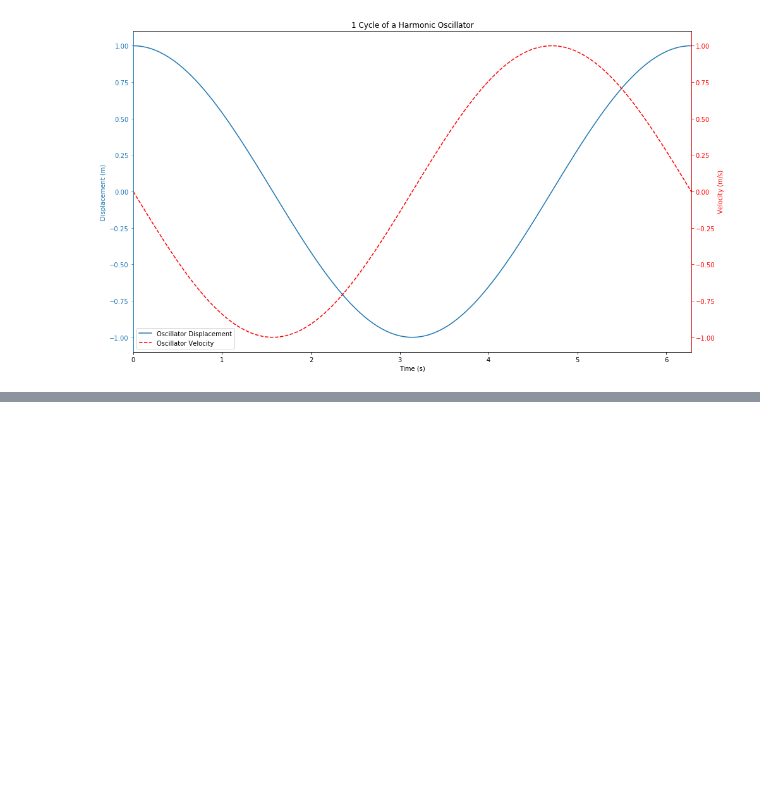
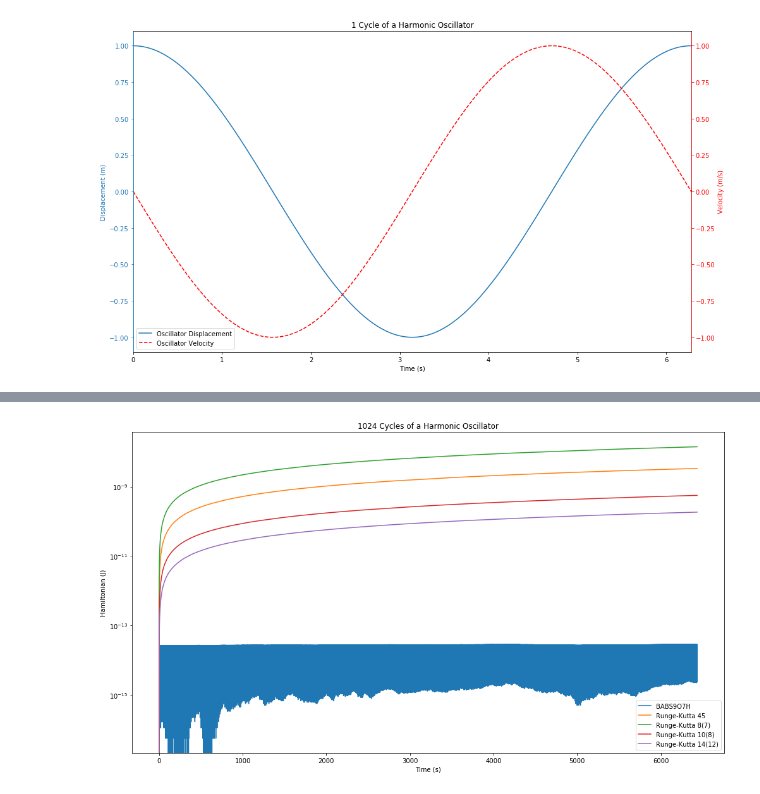
Before and after one commit to Microno95/desolver, a Jupyter notebook: docs/examples/numpy/Example 1 - NumPy - Simple Harmonic Oscillator.ipynb, the cells around one changed output, grey strips where cells are left out. Cells and saved outputs as stored; diff of their text form; code cells hidden in the pictures; blank space fills up the shorter version.

```diff
--- a/docs/examples/numpy/Example 1 - NumPy - Simple Harmonic Oscillator.ipynb
+++ b/docs/examples/numpy/Example 1 - NumPy - Simple Harmonic Oscillator.ipynb
@@ -274,0 +356,70 @@ plt.tight_layout()
+# %%
+fig = plt.figure(figsize=(14,8))
+ax  = fig.add_subplot(111)
+
+a.tf = 1024*2*D.pi
+
+a.reset()
+a.set_method("BABS9O7H")
+a.dt   = 1e-1
+a.integrate()
+
+E_H = D.abs(hamiltonian(a.t, a.y.T, **a.consts) - hamiltonian(a.t[0], a.y[0], **a.consts))
+
+disp_H = ax.plot(a.t, E_H, label="BABS9O7H", color='C0')
+
+a.reset()
+a.set_method("RK45")
+a.rtol = 1e-12
+a.atol = 1e-12
+a.dt   = 1e-1
+a.integrate()
+
+E_H = D.abs(hamiltonian(a.t, a.y.T, **a.consts) - hamiltonian(a.t[0], a.y[0], **a.consts))
+
+disp_H = ax.plot(a.t, E_H, label="Runge-Kutta 45", color='C1')
+
+a.reset()
+a.set_method("RK87")
+a.rtol = 1e-12
+a.atol = 1e-12
+a.dt   = 1e-1
+a.integrate()
+
+E_H = D.abs(hamiltonian(a.t, a.y.T, **a.consts) - hamiltonian(a.t[0], a.y[0], **a.consts))
+
+disp_H = ax.plot(a.t, E_H, label="Runge-Kutta 8(7)", color='C2')
+
+a.reset()
+a.set_method("RK108")
+a.rtol = 1e-12
+a.atol = 1e-12
+a.dt   = 1e-1
+a.integrate()
+
+E_H = D.abs(hamiltonian(a.t, a.y.T, **a.consts) - hamiltonian(a.t[0], a.y[0], **a.consts))
+
+disp_H = ax.plot(a.t, E_H, label="Runge-Kutta 10(8)", color='C3')
+
+a.reset()
+a.set_method("RK1412")
+a.rtol = 1e-12
+a.atol = 1e-12
+a.dt   = 1e-1
+a.integrate()
+
+E_H = D.abs(hamiltonian(a.t, a.y.T, **a.consts) - hamiltonian(a.t[0], a.y[0], **a.consts))
+
+disp_H = ax.plot(a.t, E_H, label="Runge-Kutta 14(12)", color='C4')
+
+ax.set_xlabel("Time (s)")
+ax.set_ylabel("Hamiltonian (J)")
+
+# added these three lines
+ax.legend()
+ax.set_yscale("log")
+
+ax.set_title("{:.0f} Cycle{} of a Harmonic Oscillator".format(a.tf/(2*D.pi), "s" if a.tf/(2*D.pi) > 1 else ""))
+plt.tight_layout()
+# %% [output]
+[figure, added]
```
Also changed, not shown: parts of 12 cells of this notebook.
